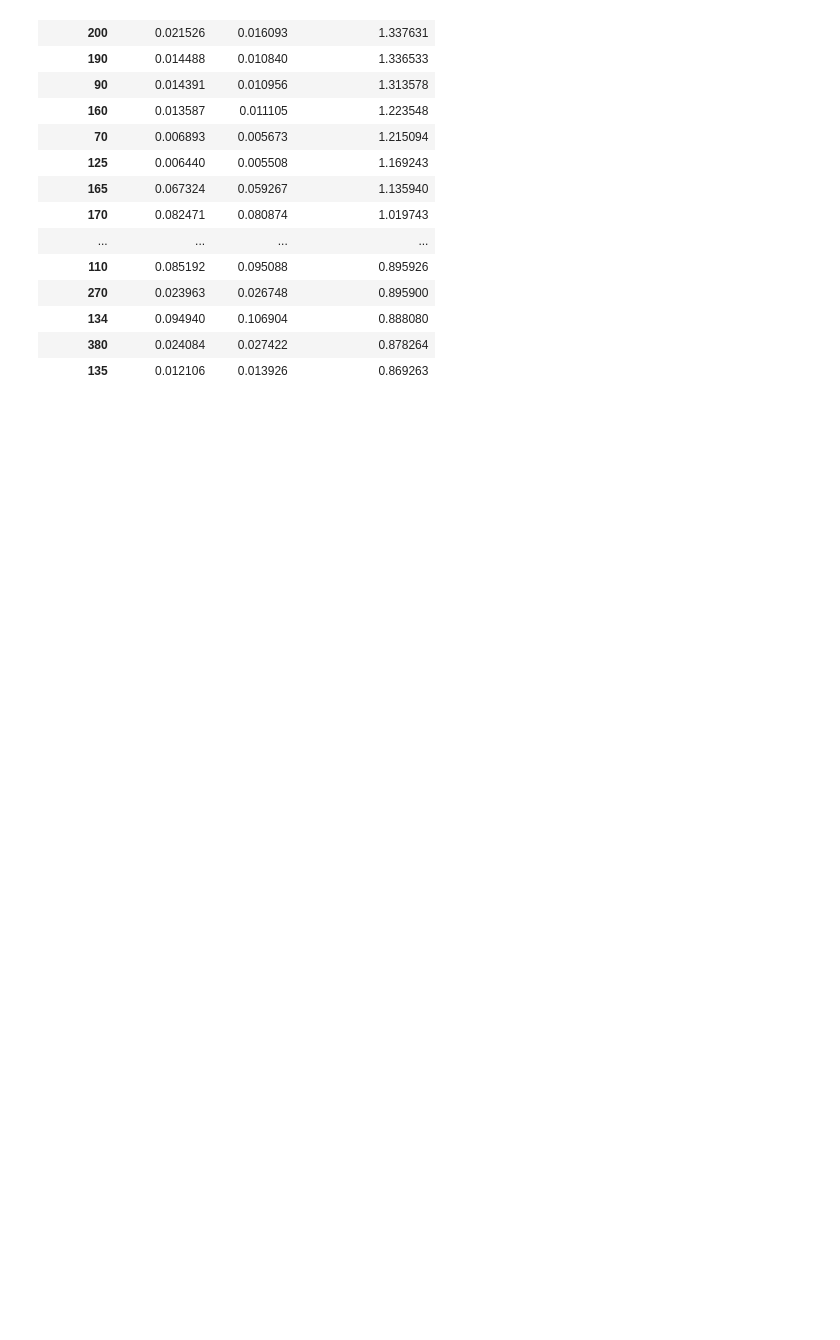
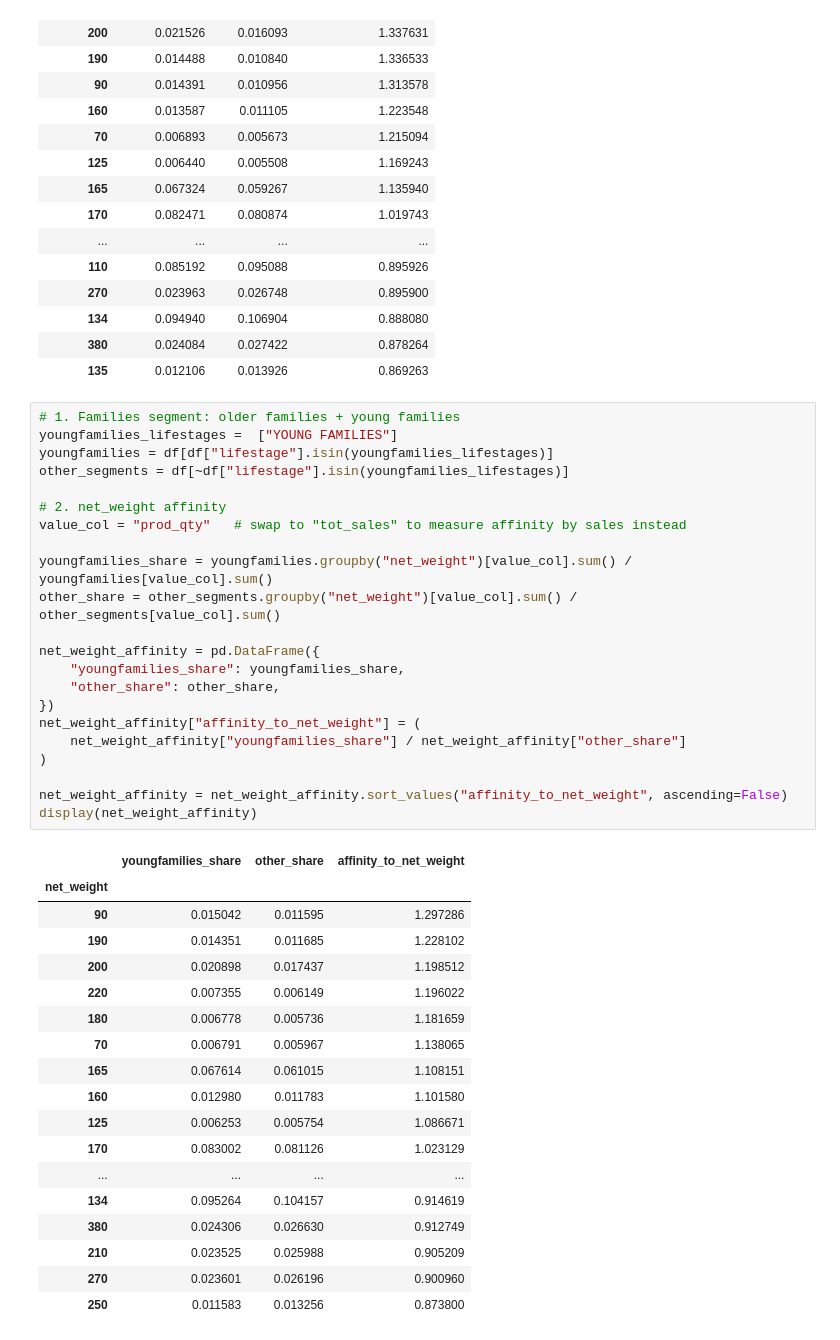
Before and after one commit to J0NA1RON/store_layout_analysis, a Jupyter notebook: notebooks/pack_size_analysis.ipynb, the cells around one changed output. Drawn from its saved outputs; the diff is of its cells as text; blank space fills up the shorter version.

```diff
--- a/notebooks/pack_size_analysis.ipynb
+++ b/notebooks/pack_size_analysis.ipynb
@@ -165,3 +165,44 @@ display(net_weight_affinity)
 | 134 | 0.094940 | 0.106904 | 0.888080 |
 | 380 | 0.024084 | 0.027422 | 0.878264 |
 | 135 | 0.012106 | 0.013926 | 0.869263 |
+# %%
+# 1. Families segment: older families + young families
+youngfamilies_lifestages =  ["YOUNG FAMILIES"]
+youngfamilies = df[df["lifestage"].isin(youngfamilies_lifestages)]
+other_segments = df[~df["lifestage"].isin(youngfamilies_lifestages)]
+
+# 2. net_weight affinity
+value_col = "prod_qty"   # swap to "tot_sales" to measure affinity by sales instead
+
+youngfamilies_share = youngfamilies.groupby("net_weight")[value_col].sum() / youngfamilies[value_col].sum()
+other_share = other_segments.groupby("net_weight")[value_col].sum() / other_segments[value_col].sum()
+
+net_weight_affinity = pd.DataFrame({
+    "youngfamilies_share": youngfamilies_share,
+    "other_share": other_share,
+})
+net_weight_affinity["affinity_to_net_weight"] = (
+    net_weight_affinity["youngfamilies_share"] / net_weight_affinity["other_share"]
+)
+
+net_weight_affinity = net_weight_affinity.sort_values("affinity_to_net_weight", ascending=False)
+display(net_weight_affinity)
+# %% [output]
+|  | youngfamilies_share | other_share | affinity_to_net_weight |
+| net_weight |  |  |  |
+| 90 | 0.015042 | 0.011595 | 1.297286 |
+| 190 | 0.014351 | 0.011685 | 1.228102 |
+| 200 | 0.020898 | 0.017437 | 1.198512 |
+| 220 | 0.007355 | 0.006149 | 1.196022 |
+| 180 | 0.006778 | 0.005736 | 1.181659 |
+| 70 | 0.006791 | 0.005967 | 1.138065 |
+| 165 | 0.067614 | 0.061015 | 1.108151 |
+| 160 | 0.012980 | 0.011783 | 1.101580 |
+| 125 | 0.006253 | 0.005754 | 1.086671 |
+| 170 | 0.083002 | 0.081126 | 1.023129 |
+| ... | ... | ... | ... |
+| 134 | 0.095264 | 0.104157 | 0.914619 |
+| 380 | 0.024306 | 0.026630 | 0.912749 |
+| 210 | 0.023525 | 0.025988 | 0.905209 |
+| 270 | 0.023601 | 0.026196 | 0.900960 |
+| 250 | 0.011583 | 0.013256 | 0.873800 |
```
Also changed, not shown: parts of 5 cells of this notebook, 4 other files.
